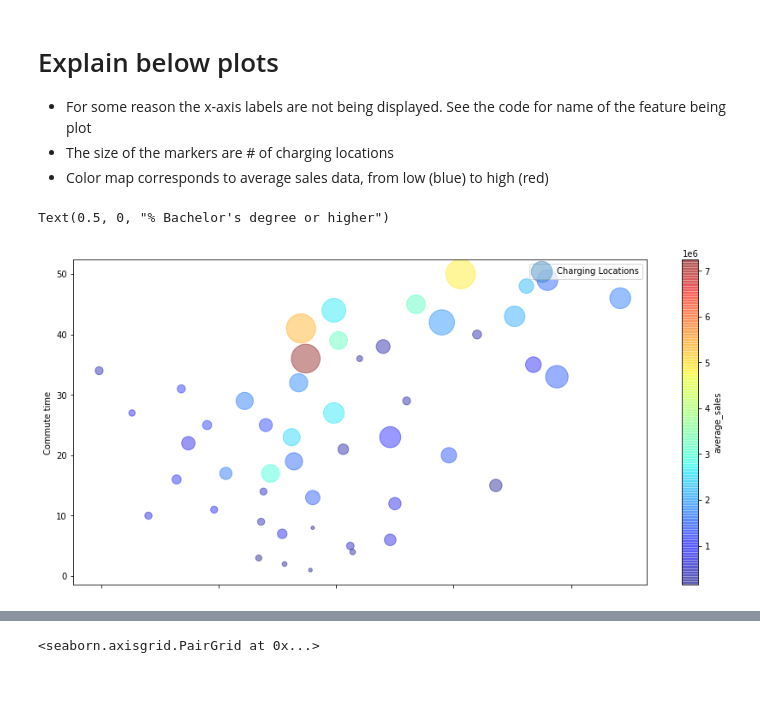
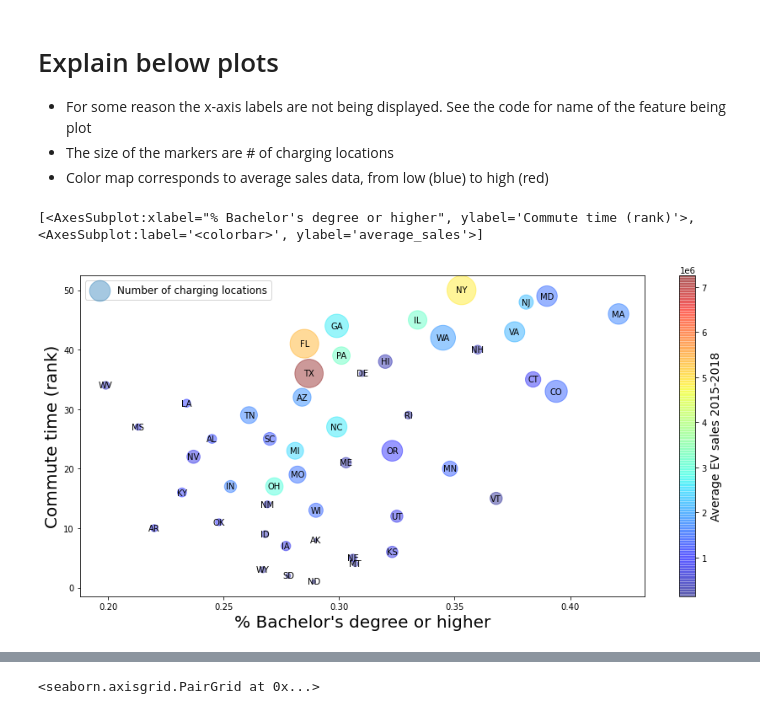
Before and after one commit to Disguiser23/ECE143-project-group11, a Jupyter notebook: data analysis and visualization-more-correlation-plots.ipynb, the cells around one changed output, grey strips where cells are left out. Cells and saved outputs as stored; diff of their text form; code cells hidden in the pictures; blank space fills up the shorter version.

Commit message:
add pics of plots and update plotting code

```diff
--- a/data analysis and visualization-more-correlation-plots.ipynb
+++ b/data analysis and visualization-more-correlation-plots.ipynb
@@ -140,12 +159,22 @@ plt.show()
 * The size of the markers are # of charging locations
 * Color map corresponds to average sales data, from low (blue) to high (red)
 # %%
-ax = df_master.plot(kind="scatter", x="% Bachelor's degree or higher", y="Commute time", alpha=0.4,
-              s=df_master["Charging Locations"], label="Charging Locations", figsize=(15,7),
-              c="average_sales", cmap=plt.get_cmap("jet"), colorbar=True)
-ax.set_xlabel("% Bachelor's degree or higher")
-# for i, txt in enumerate(df_master["StateAbbreviation"]):
-#     ax.annotate(txt, (df_master["% Bachelor's degree or higher"][i], df_master["Commute time"][i]), ha='center', va='center')
+fig, ax = plt.subplots(figsize=(15,7))
+df_master.plot(kind="scatter", x="% Bachelor's degree or higher", y="Commute time", alpha=0.4,
+              s=df_master["Charging Locations"], label="Number of charging locations",
+              c="average_sales", cmap=plt.get_cmap("jet"), colorbar=True, ax=ax)
+ax.legend(loc="upper left", fontsize=12)
+plt.xlabel("% Bachelor's degree or higher",fontsize=20)
+plt.ylabel("Commute time (rank)",fontsize=20)
+
+f = plt.gcf()
+print(f.get_axes())
+cax = f.get_axes()[1]
+cax.set_ylabel('Average EV sales 2015-2018', fontsize=14)
+for i, txt in enumerate(df_master["StateAbbreviation"]):
+    ax.annotate(txt, (df_master["% Bachelor's degree or higher"][i], df_master["Commute time"][i]), ha='center', va='center')
+
+fig.savefig('bachelor_vs_commute.jpg')
 # %% [output]
-Text(0.5, 0, "% Bachelor's degree or higher")
+[<AxesSubplot:xlabel="% Bachelor's degree or higher", ylabel='Commute time (rank)'>, <AxesSubplot:label='<colorbar>', ylabel='average_sales'>]
-[figure, old version]
+[figure, new version]
```
Also changed, not shown: parts of 7 cells of this notebook, 12 other files.
